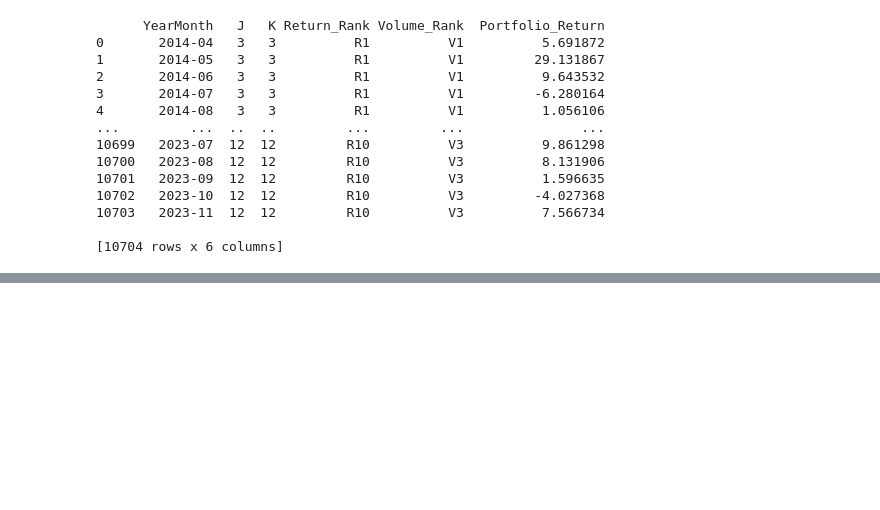
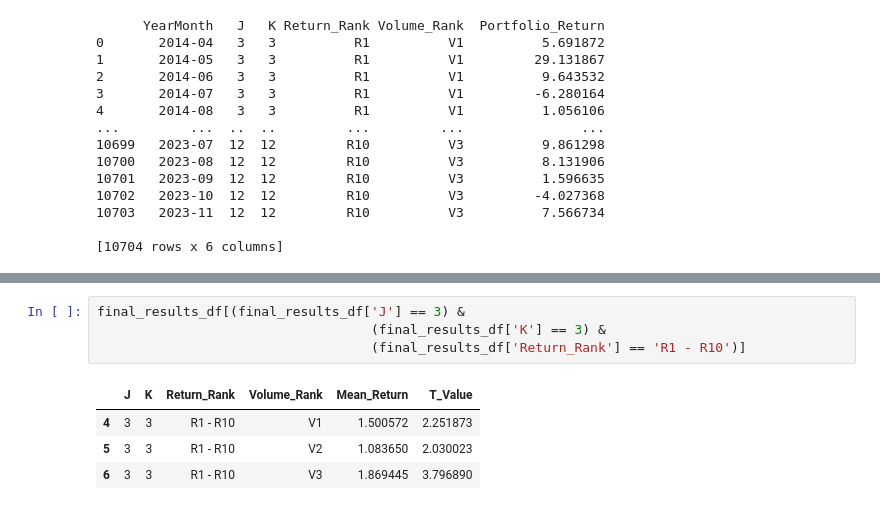
Before and after one commit to rakeshbali31/PriceMomentumAndTradingVolume, a Jupyter notebook: MomentumAndTurnover.ipynb, the cells around one changed output, grey strips where cells are left out. Drawn from its saved outputs; the diff is of its cells as text; blank space fills up the shorter version.

```diff
--- a/MomentumAndTurnover.ipynb
+++ b/MomentumAndTurnover.ipynb
@@ -497,0 +574,9 @@ print(combined_df)
+# %%
+final_results_df[(final_results_df['J'] == 3) &
+                                   (final_results_df['K'] == 3) &
+                                   (final_results_df['Return_Rank'] == 'R1 - R10')]
+# %% [output]
+|  | J | K | Return_Rank | Volume_Rank | Mean_Return | T_Value |
+| 4 | 3 | 3 | R1 - R10 | V1 | 1.500572 | 2.251873 |
+| 5 | 3 | 3 | R1 - R10 | V2 | 1.083650 | 2.030023 |
+| 6 | 3 | 3 | R1 - R10 | V3 | 1.869445 | 3.796890 |
```
Also changed, not shown: parts of 12 cells of this notebook.
